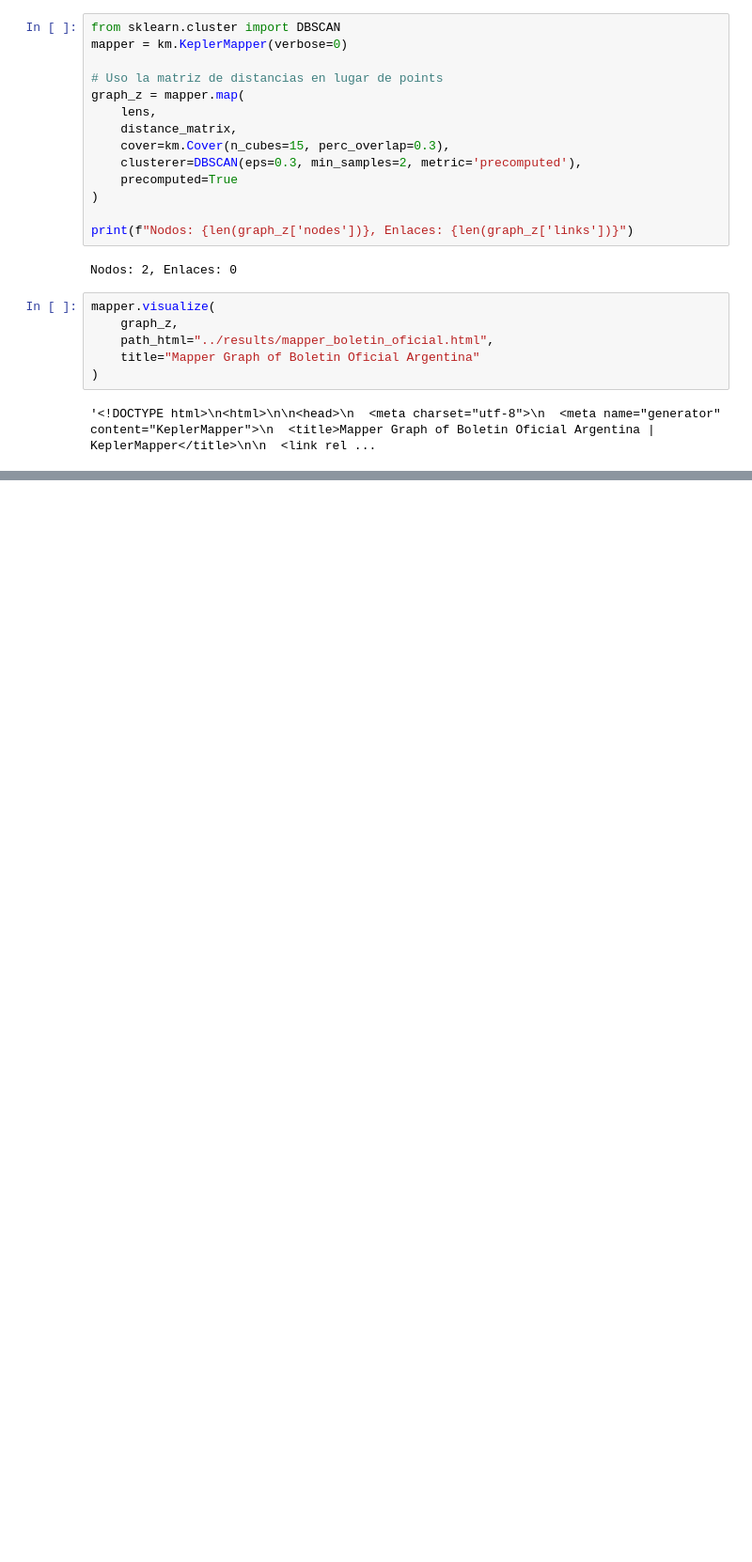
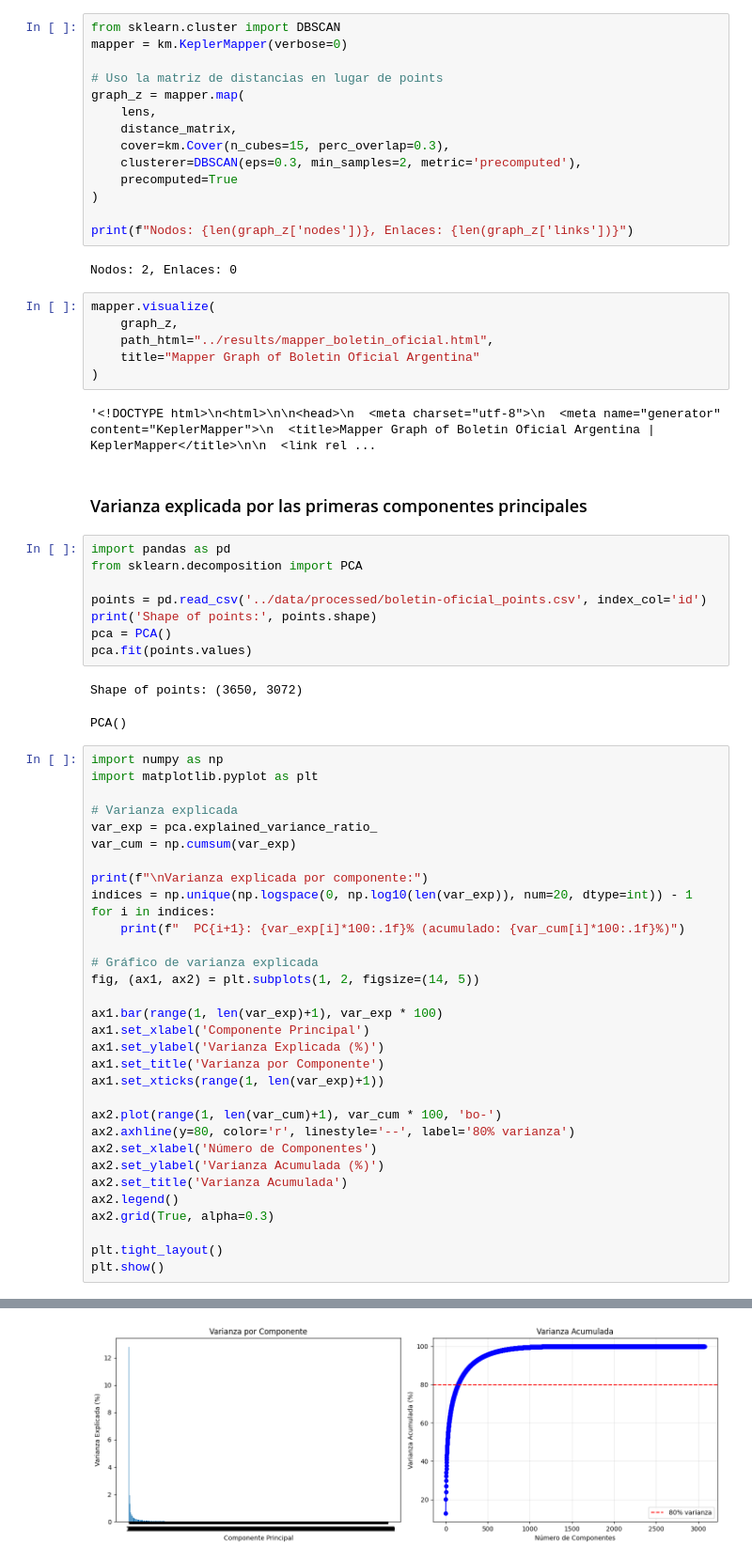
Before and after one commit to aaronbernal28/DataTopology-2025, a Jupyter notebook: notebooks/mapper_boletin_oficial_test.ipynb, the cells around one changed output, grey strips where cells are left out. Shown at 94% size. Cells and saved outputs as stored; diff of their text form; blank space fills up the shorter version.

Commit message:
Add Mapper functionality for Boletin Oficial

```diff
--- a/notebooks/mapper_boletin_oficial_test.ipynb
+++ b/notebooks/mapper_boletin_oficial_test.ipynb
@@ -260,3 +260,49 @@ mapper.visualize(
 )
 # %% [output]
 '<!DOCTYPE html>\n<html>\n\n<head>\n  <meta charset="utf-8">\n  <meta name="generator" content="KeplerMapper">\n  <title>Mapper Graph of Boletin Oficial Argentina | KeplerMapper</title>\n\n  <link rel ...
+# %% [markdown]
+### Varianza explicada por las primeras componentes principales
+# %%
+import pandas as pd
+from sklearn.decomposition import PCA
+
+points = pd.read_csv('../data/processed/boletin-oficial_points.csv', index_col='id')
+print('Shape of points:', points.shape)
+pca = PCA()
+pca.fit(points.values)
+# %% [output]
+Shape of points: (3650, 3072)
+PCA()
+# %%
+import numpy as np
+import matplotlib.pyplot as plt
+
+# Varianza explicada
+var_exp = pca.explained_variance_ratio_
+var_cum = np.cumsum(var_exp)
+
+print(f"\nVarianza explicada por componente:")
+indices = np.unique(np.logspace(0, np.log10(len(var_exp)), num=20, dtype=int)) - 1
+for i in indices:
+    print(f"  PC{i+1}: {var_exp[i]*100:.1f}% (acumulado: {var_cum[i]*100:.1f}%)")
+
+# Gráfico de varianza explicada
+fig, (ax1, ax2) = plt.subplots(1, 2, figsize=(14, 5))
+
+ax1.bar(range(1, len(var_exp)+1), var_exp * 100)
+ax1.set_xlabel('Componente Principal')
+ax1.set_ylabel('Varianza Explicada (%)')
+ax1.set_title('Varianza por Componente')
+ax1.set_xticks(range(1, len(var_exp)+1))
+
+ax2.plot(range(1, len(var_cum)+1), var_cum * 100, 'bo-')
+ax2.axhline(y=80, color='r', linestyle='--', label='80% varianza')
+ax2.set_xlabel('Número de Componentes')
+ax2.set_ylabel('Varianza Acumulada (%)')
+ax2.set_title('Varianza Acumulada')
+ax2.legend()
+ax2.grid(True, alpha=0.3)
+
+plt.tight_layout()
+plt.show()
+# %% [output]
@@ -262,0 +329 @@ mapper.visualize(
+[figure, added]
```
Also changed, not shown: parts of 1 cell of this notebook, 7 other files.
